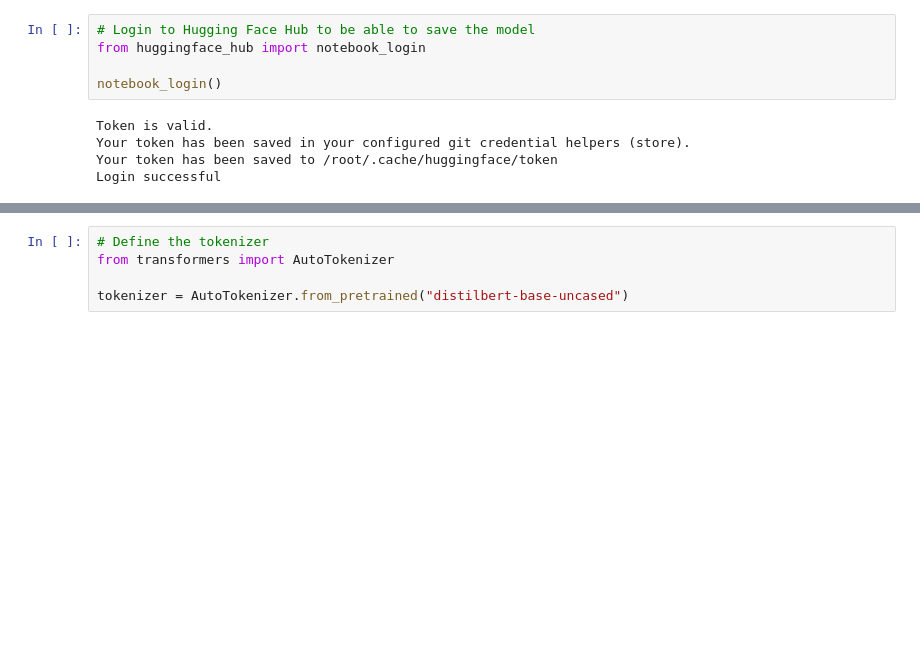
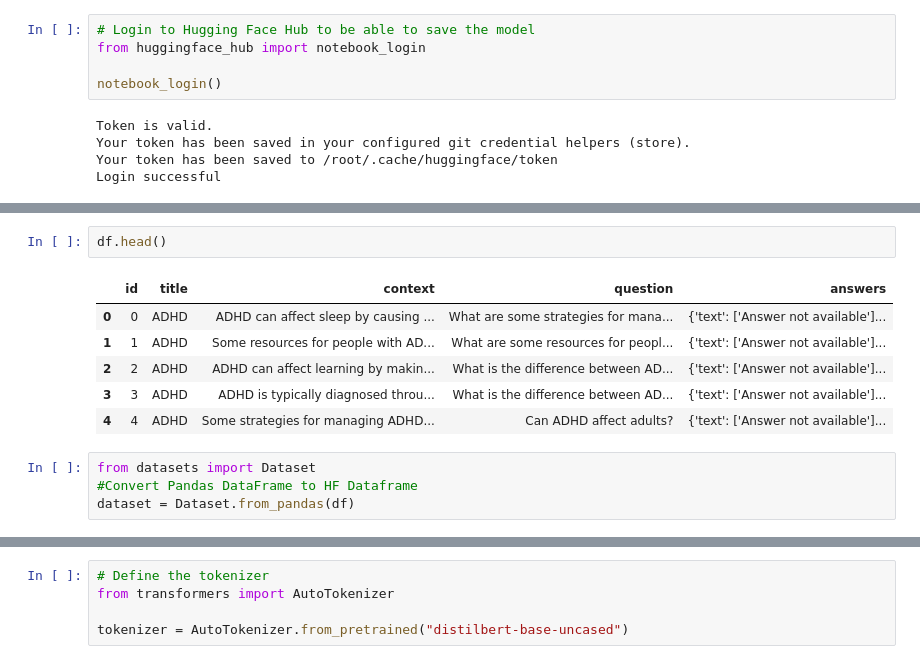
Before and after one commit to Only-Mike/DeepLearning-and-AI, a Jupyter notebook: Assignment4_Question_answer.ipynb, the cells around one changed output, grey strips where cells are left out. Saved outputs shown, nothing was run; the diff lists cells and outputs as text; blank space fills up the shorter version.

```diff
--- a/Assignment4_Question_answer.ipynb
+++ b/Assignment4_Question_answer.ipynb
@@ -33,0 +103,13 @@ Dataset squad downloaded and prepared to /root/.cache/huggingface/datasets/squad
+# %%
+df.head()
+# %% [output]
+|  | id | title | context | question | answers |
+| 0 | 0 | ADHD | ADHD can affect sleep by causing ... | What are some strategies for mana... | {'text': ['Answer not available']... |
+| 1 | 1 | ADHD | Some resources for people with AD... | What are some resources for peopl... | {'text': ['Answer not available']... |
+| 2 | 2 | ADHD | ADHD can affect learning by makin... | What is the difference between AD... | {'text': ['Answer not available']... |
+| 3 | 3 | ADHD | ADHD is typically diagnosed throu... | What is the difference between AD... | {'text': ['Answer not available']... |
+| 4 | 4 | ADHD | Some strategies for managing ADHD... | Can ADHD affect adults? | {'text': ['Answer not available']... |
+# %%
+from datasets import Dataset
+#Convert Pandas DataFrame to HF Dataframe
+dataset = Dataset.from_pandas(df)
```
Also changed, not shown: parts of 15 cells of this notebook.
